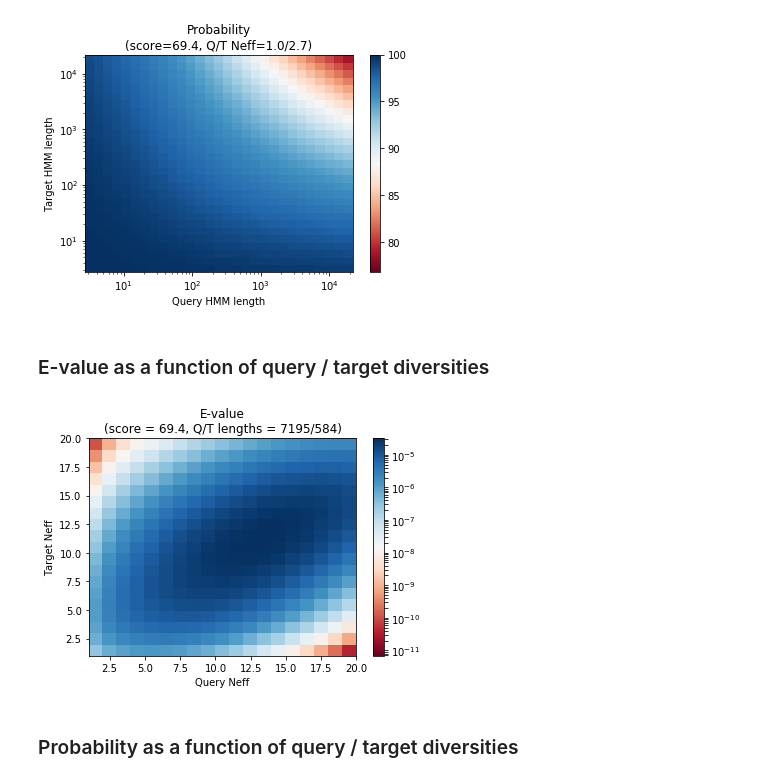
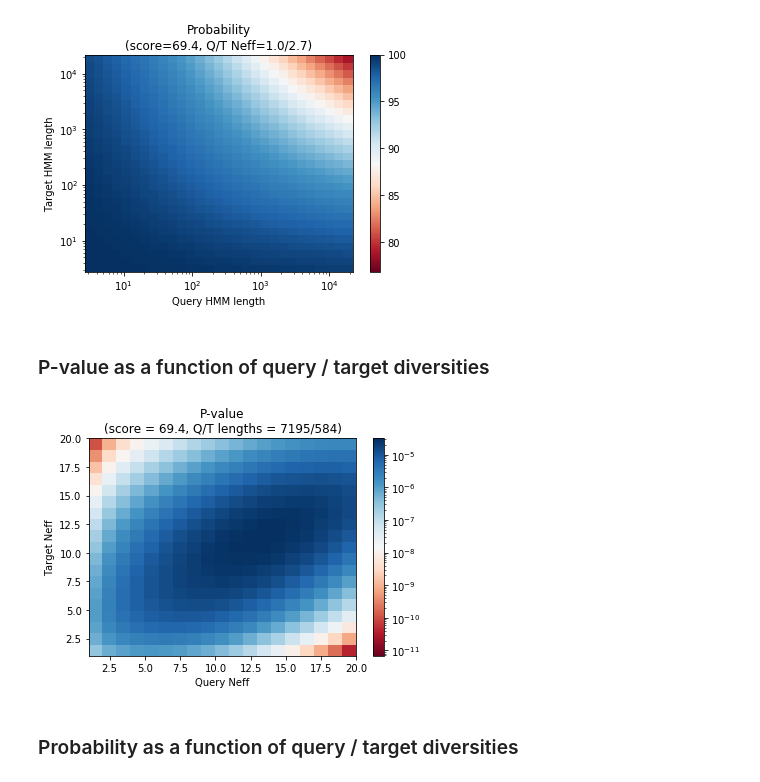
Before and after one commit to Gorbalenya-Lab/hh-suite-notebooks, a Jupyter notebook: test_score.ipynb, the cells around one changed output. Saved outputs shown, nothing was run; the diff lists cells and outputs as text; code cells hidden in the pictures.

Commit message:
test_score.ipynb - WIP, draw P-value instead of E-value

```diff
--- a/test_score.ipynb
+++ b/test_score.ipynb
@@ -111,15 +117,15 @@ def Probab(s):
 Check it with BHJJX25971_pp1ab_1-7195 vs. PF06471.9 hit (C++ result is Probab = 91.42, Pval = 8.9388e-7):
 # %%
 # feel free to fill in the attributes of another hit (Neff can be found in HMM profile)
-hit = {
-    'score': 69.407066,
-    'score_ss': 0,
-    'q_Neff': 1.0,
-    't_Neff': 2.7,
-    'q_L': 7195,
-    't_L': 584,
-    'N_searched': 1,
-    }
+hit = Hit(score=69.407066,
+    score_ss=0,
+    q_Neff=1.0,
+    t_Neff=2.7,
+    q_L=7195,
+    t_L=584,
+    N_searched=1,
+    )
 CalculatePvalues(hit)
-hit
+print(hit.Probab)
+print(hit.Pval)
 # %% [output]
@@ -177,10 +171,10 @@ def testLengths(Z, func):
             x, y = math.exp(logx), math.exp(logy)
             Z[i, j] = func(x, y)
 # %%
-h = dict(hit)
+h = cp.copy(hit)
 
-Eval = X.copy()
-testLengths(Eval, getEvalueLen)
+Pval = X.copy()
+testLengths(Pval, getEvalueLen)
 
 Prob = X.copy()
 testLengths(Prob, getProbabLen)
@@ -190,12 +184,13 @@ testLengths(Prob, getProbabLen)
 fig, ax = plt.subplots()
 ax.set_xscale("log", nonposx='clip')
 ax.set_yscale("log", nonposy='clip')
-sc = math.floor(h['score'] * 10) / 10
-ax.set_title('E-value\n(score=' + str(sc) + ', Q/T Neff=' + str(h['q_Neff']) + '/' + str(h['t_Neff'])+ ')')
+sc = math.floor(h.score * 10) / 10
+ax.set_title('P-value\n(score=' + str(sc) + ', Q/T Neff=' + str(h.q_Neff) + '/' + str(h.t_Neff)+ ')')
 ax.set_xlabel('Query HMM length')
 ax.set_ylabel('Target HMM length')
 
-p = ax.pcolor(X, Y, Eval, cmap=cm.RdBu, norm=LogNorm(vmin=Eval.min(), vmax=Eval.max()))
+p = ax.pcolor(X, Y, Pval, cmap=cm.RdBu, norm=LogNorm(vmin=Pval.min(), vmax=Pval.max()))
+# FIXME ax.plot(x=[hit.q_L], y=[hit.t_L], marker='Hit', linestyle='-', color='k')
 cb = fig.colorbar(p)
 # %% [output]
 [figure]
@@ -223,25 +218,25 @@ def testNeff(Z, func):
         for j, y in enumerate(t_neff):
             Z[i, j] = func(x, y)
 # %%
-h = dict(hit)
+h = cp.copy(hit)
 
-Eval = X.copy()
-testNeff(Eval, getEvalueNeff)
+Pval = X.copy()
+testNeff(Pval, getEvalueNeff)
 
 Prob = X.copy()
 testNeff(Prob, getProbabNeff)
 # %% [markdown]
-### E-value as a function of query / target diversities
+### P-value as a function of query / target diversities
 # %%
 fig, ax = plt.subplots()
-ax.set_title('E-value\n(score = ' + str(sc) + ', Q/T lengths = ' + str(h['q_L']) + '/' + str(h['t_L']) + ')')
+ax.set_title('P-value\n(score = ' + str(sc) + ', Q/T lengths = ' + str(h.q_L) + '/' + str(h.t_L) + ')')
 ax.set_xlabel('Query Neff')
 ax.set_ylabel('Target Neff')
 
-p = ax.pcolor(X, Y, Eval, cmap=cm.RdBu, norm=LogNorm(vmin=Eval.min(), vmax=Eval.max()))
+p = ax.pcolor(X, Y, Pval, cmap=cm.RdBu, norm=LogNorm(vmin=Pval.min(), vmax=Pval.max()))
 cb = fig.colorbar(p)
 # %% [output]
-[figure, old version]
+[figure, new version]
 # %% [markdown]
 ### Probability as a function of query / target diversities
 # %%
```
Also changed, not shown: parts of 13 cells of this notebook.
